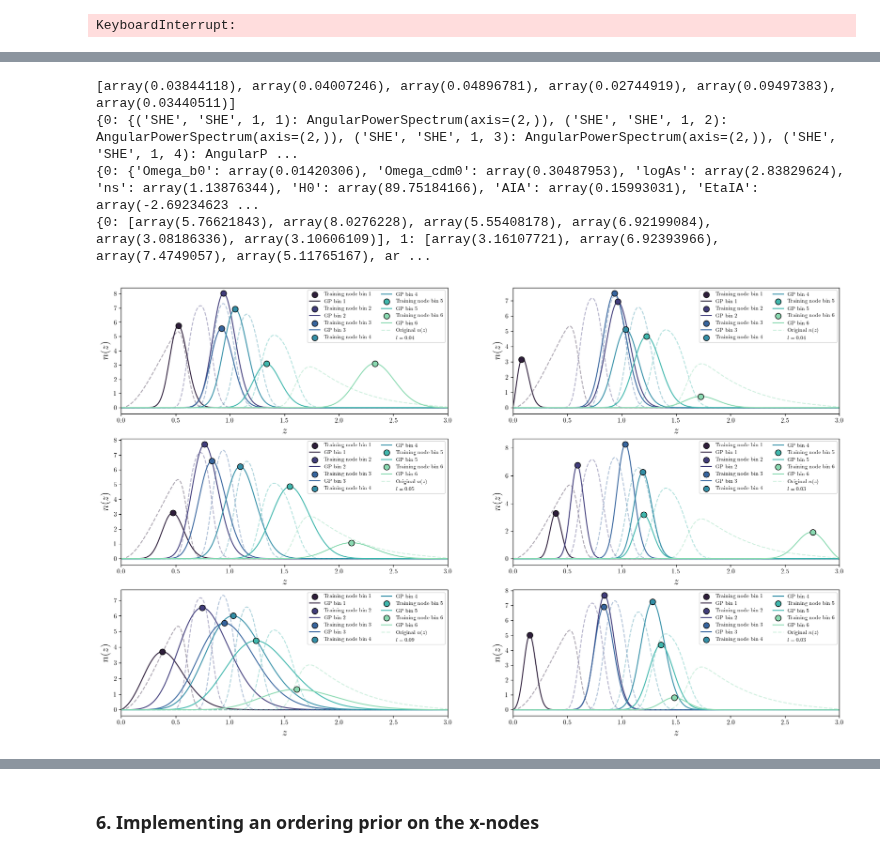
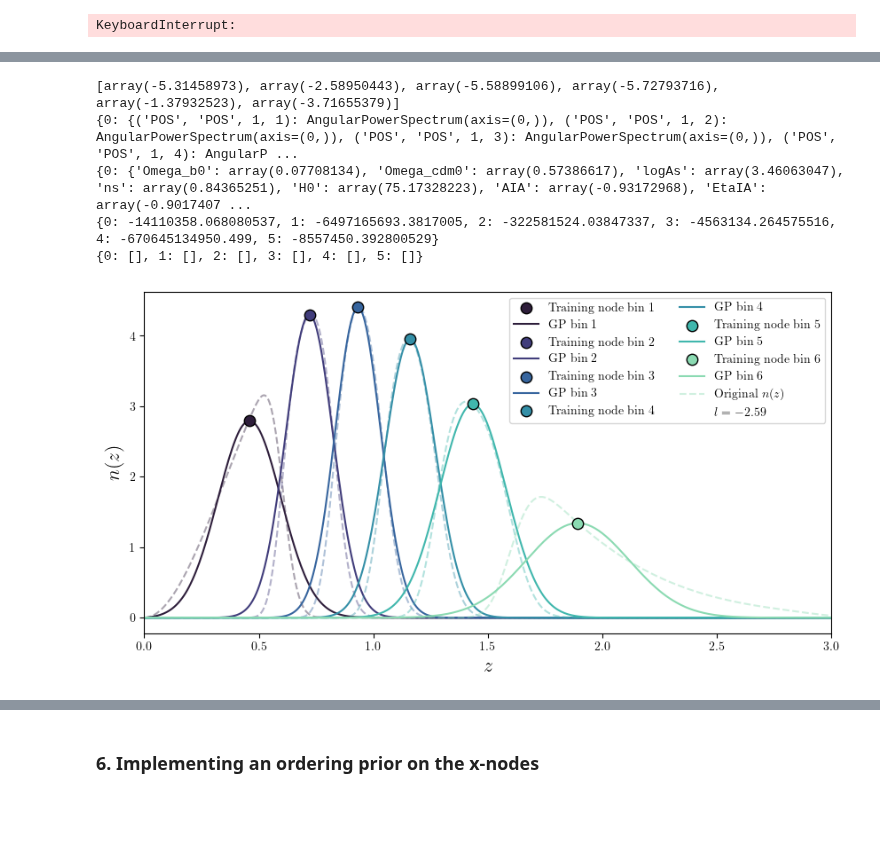
Before and after one commit to jipdebuck/binz, a Jupyter notebook: notebooks/inference.ipynb, the cells around one changed output, grey strips where cells are left out. Saved outputs shown, nothing was run; the diff lists cells and outputs as text; code cells hidden in the pictures; blank space fills up the shorter version.

```diff
--- a/notebooks/inference.ipynb
+++ b/notebooks/inference.ipynb
@@ -481,7 +506,7 @@ corner.corner(
 z_meds = []   # positions of median redshift for each bin
 n_meds = []   # height of n(z) at median redshift for each bin
 
-for key, nz in dndz_she_norm.items():
+for key, nz in nz_heracles.items():
     # --- CDF & median node ---
     cdf = integrate.cumulative_trapezoid(nz, z_nz, initial=0)
     cdf /= cdf[-1]
@@ -489,6 +514,7 @@ for key, nz in dndz_she_norm.items():
     n_med = nz[np.argmin(np.abs(z_nz - z_med))]
     z_meds.append(z_med)
     n_meds.append(n_med)
+print(z_meds)
 corr_len = 0.04                              # correlation length for the GP kernel
 z_bounds = (0,3)                              # bounds for the redshift
 z_pred = np.linspace(0, 3, 400)       # prediction points for GP
@@ -504,7 +553,7 @@ widths = np.array([z_highs[0]-z_lows[0], z_highs[1]-z_lows[1], z_highs[2]-z_lows
 # GP reconstruction and plotting of results #
 
 # Perform GP reconstruction #
-priors, predictions = build_gp_nz(n_meds, z_meds, corr_len, z_bounds, z_pred, alpha, RBF, nu, const_value, const_bounds)
+priors, predictions = build_gp_nz(n_meds, nz_lows, nz_highs, z_meds, z_lows, z_highs, corr_len, z_bounds, z_pred, alpha, RBF, nu, const_value, const_bounds)
 
 # Plot GP reconstruction results #
 palette = sns.color_palette("mako", 6)
@@ -512,7 +561,7 @@ fig, ax = plt.subplots(figsize=(10, 5))
 
 for j, nz in enumerate(n_meds):
     y_pred, y_std = predictions[j]
-    X_train, y_train = z_meds[j], n_meds[j]
+    X_train, y_train = [z_lows[j], z_meds[j], z_highs[j]], [nz_lows[j], n_meds[j], nz_highs[j]]
 
     ax.plot(z_pred, y_pred, color=palette[j], label=f"{key} GP mean")
     ax.fill_between(z_pred.ravel(), (y_pred - y_std).ravel(), (y_pred + y_std).ravel(),
@@ -1043,7 +1619,7 @@ params = {}
 dndzs_gp_norm = {}
 
 for i in range(6):
-    name = f"/home/jipdebuck/files/gp_sampling_step_{i}.npy"
+    name = f"/home/jipdebuck/files/3x2pt/gp_sampling_step_{i}.npy"
     step = np.load(name, allow_pickle=True)
     dndzs_gp[i] = step.item()['dndz']
     dndzs_gp_norm[i] = step.item()['dndz_norm']
@@ -1057,53 +1633,47 @@ corr_lens = []
 for i in range(6):  # run index
     y_nodes[i] = []
     x_nodes[i] = []
-    corr_lens.append(params[i]['corr_len'])
+    corr_lens.append(params[i]['log_l_she'])
     for j in range(6):  # node index
-        y_nodes[i].append(params[i][f'y{j+1}'])
-        x_nodes[i].append(params[i][f'x{j+1}'])
+#        y_nodes[i].append(params[i][f'y{j+1}_she'])
+        x_nodes[i].append(params[i][f'x{j+1}_she'])
 print(corr_lens)
 print(cells_gp)
 print(params)
+print(likelihoods)
 print(y_nodes)
 # %% [output]
-[array(0.03844118), array(0.04007246), array(0.04896781), array(0.02744919), array(0.09497383), array(0.03440511)]
-{0: {('SHE', 'SHE', 1, 1): AngularPowerSpectrum(axis=(2,)), ('SHE', 'SHE', 1, 2): AngularPowerSpectrum(axis=(2,)), ('SHE', 'SHE', 1, 3): AngularPowerSpectrum(axis=(2,)), ('SHE', 'SHE', 1, 4): AngularP ...
-{0: {'Omega_b0': array(0.01420306), 'Omega_cdm0': array(0.30487953), 'logAs': array(2.83829624), 'ns': array(1.13876344), 'H0': array(89.75184166), 'AIA': array(0.15993031), 'EtaIA': array(-2.69234623 ...
-{0: [array(5.76621843), array(8.0276228), array(5.55408178), array(6.92199084), array(3.08186336), array(3.10606109)], 1: [array(3.16107721), array(6.92393966), array(7.4749057), array(5.11765167), ar ...
+[array(-5.31458973), array(-2.58950443), array(-5.58899106), array(-5.72793716), array(-1.37932523), array(-3.71655379)]
+{0: {('POS', 'POS', 1, 1): AngularPowerSpectrum(axis=(0,)), ('POS', 'POS', 1, 2): AngularPowerSpectrum(axis=(0,)), ('POS', 'POS', 1, 3): AngularPowerSpectrum(axis=(0,)), ('POS', 'POS', 1, 4): AngularP ...
+{0: {'Omega_b0': array(0.07708134), 'Omega_cdm0': array(0.57386617), 'logAs': array(3.46063047), 'ns': array(0.84365251), 'H0': array(75.17328223), 'AIA': array(-0.93172968), 'EtaIA': array(-0.9017407 ...
+{0: -14110358.068080537, 1: -6497165693.3817005, 2: -322581524.03847337, 3: -4563134.264575516, 4: -670645134950.499, 5: -8557450.392800529}
+{0: [], 1: [], 2: [], 3: [], 4: [], 5: []}
 # %%
 # Plotting the reconstructed n(z) for first step #
 import matplotlib as mpl
 mpl.rcParams['font.family'] = "serif"
 mpl.rcParams['font.serif'] = "Times New Roman"
 mpl.rcParams['text.usetex'] = True
 
 palette = sns.color_palette("mako", 6)
-fig, axes = plt.subplots(3,2, figsize=(20, 12))
-axes = axes.flatten()
-for j in range(6):
-    ax = axes[j]
-    for i in range(6):
-        ax.scatter(x_nodes[j][i], y_nodes[j][i], color=palette[i], edgecolor='black', s=80, zorder=3, label=f"Training node bin {i+1}")
-        ax.plot(z_pred, dndzs_gp[j][i][0], color=palette[i], label=f"GP bin {i+1}")
-        if i == 5:
-            ax.plot(z_nz, nz_heracles[i+1], '--', color=palette[i], alpha=0.4, label=f"Original $n(z)$")
-        else:
-            ax.plot(z_nz, nz_heracles[i+1], '--', color=palette[i], alpha=0.4)
-#    ax.plot(myz, dndzs_gp_norm[0][j], color=palette[j], linestyle='--', label=f"{j+1} GP normalized")
-#    ax.plot(myz, my_dndz_she_norm[j], color=palette[j], linestyle='--', label=f"{j+1} original normalized")
-#    ax.fill_between(z_pred.ravel(), (y_pred - y_std).ravel(), (y_pred + y_std).ravel(),
-#                    color=palette[j], alpha=0.2)
+fig, ax = plt.subplots(figsize=(10, 5))
 
-#    ax.plot(z_nz, dndz_she_norm[j+1], '--', color=palette[j], alpha=0.4)
-#    ax.scatter(X_train, y_train, color=palette[j], edgecolor='black', s=80, zorder=3, label=f"{j+1} node")
-    ax.plot(1,1, alpha=0, label=f"$l = {corr_lens[j]:.2f}$")  # correlation length to 2 decimal places
-    ax.set_xlabel(r"$z$", font='Times New Roman', fontsize=16)
-    ax.set_ylabel(r"$n(z)$", font='Times New Roman', fontsize=16)
-    ax.set_xlim(0, 3)
-    ax.legend(loc="upper right", ncol=2, fontsize=8)
-plt.savefig('/home/jipdebuck/plots/GP_reconstruction_6.pdf', bbox_inches='tight')
+for i in range(6):
+    ax.scatter(x_nodes[1][i], n_meds_she[i], color=palette[i], edgecolor='black', s=80, zorder=3, label=f"Training node bin {i+1}")
+    ax.plot(z_pred, dndzs_gp[1][i][0], color=palette[i], label=f"GP bin {i+1}")
+    if i == 5:
+        ax.plot(z_nz, dndz_she_norm[i+1], '--', color=palette[i], alpha=0.4, label=f"Original $n(z)$")
+    else:
+        ax.plot(z_nz, dndz_she_norm[i+1], '--', color=palette[i], alpha=0.4)
+
+ax.plot(1,1, alpha=0, label=f"$l = {corr_lens[1]:.2f}$")  # correlation length to 2 decimal places
+ax.set_xlabel(r"$z$", font='Times New Roman', fontsize=16)
+ax.set_ylabel(r"$n(z)$", font='Times New Roman', fontsize=16)
+ax.set_xlim(0, 3)
+ax.legend(loc="upper right", ncol=2, fontsize=10)
+plt.savefig('/home/jipdebuck/plots/GP_reconstruction.png', dpi=600, bbox_inches='tight')
 # %% [output]
-[figure, old version]
+[figure, new version]
 # %%
 import matplotlib.font_manager as fm
 
```
Also changed, not shown: parts of 15 cells of this notebook, 3 other files.
